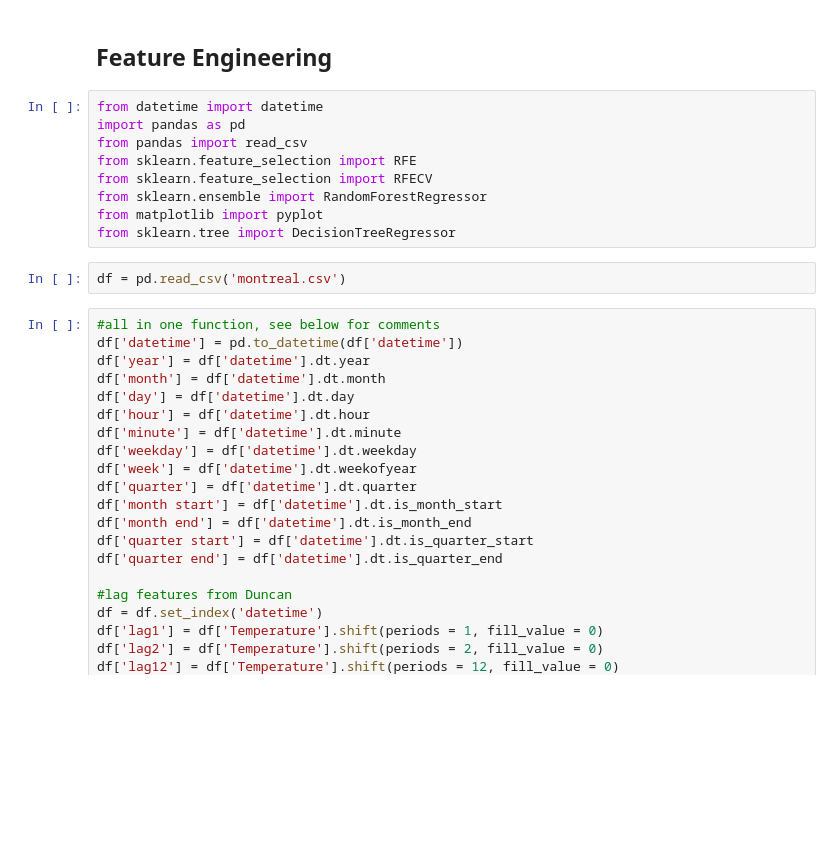
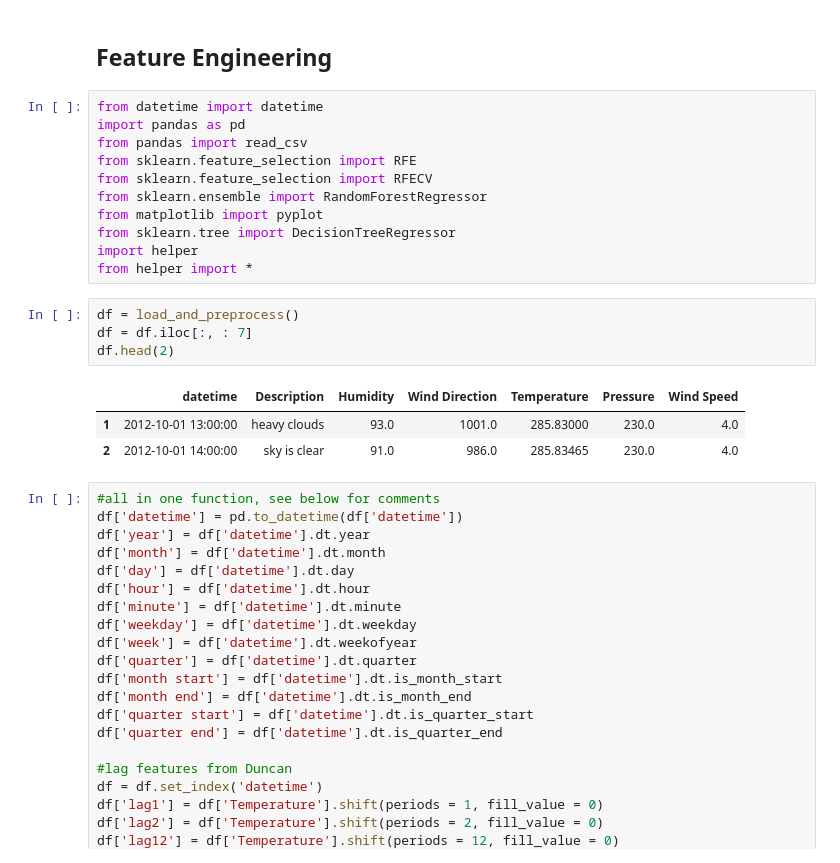
Before and after one commit to McGill-MMA-EnterpriseAnalytics/Cloud-Computations, a Jupyter notebook: Feature Engineering1.ipynb, the cells around one changed output. Cells and saved outputs as stored; diff of their text form; blank space fills up the shorter version.

```diff
--- a/Feature Engineering1.ipynb
+++ b/Feature Engineering1.ipynb
@@ -9,8 +9,16 @@ from sklearn.feature_selection import RFECV
 from sklearn.ensemble import RandomForestRegressor
 from matplotlib import pyplot
 from sklearn.tree import DecisionTreeRegressor
+import helper
+from helper import *
 # %%
-df = pd.read_csv('montreal.csv')
+df = load_and_preprocess()
+df = df.iloc[:, : 7]
+df.head(2)
+# %% [output]
+|  | datetime | Description | Humidity | Wind Direction | Temperature | Pressure | Wind Speed |
+| 1 | 2012-10-01 13:00:00 | heavy clouds | 93.0 | 1001.0 | 285.83000 | 230.0 | 4.0 |
+| 2 | 2012-10-01 14:00:00 | sky is clear | 91.0 | 986.0 | 285.83465 | 230.0 | 4.0 |
 # %%
 #all in one function, see below for comments
 df['datetime'] = pd.to_datetime(df['datetime'])
```
